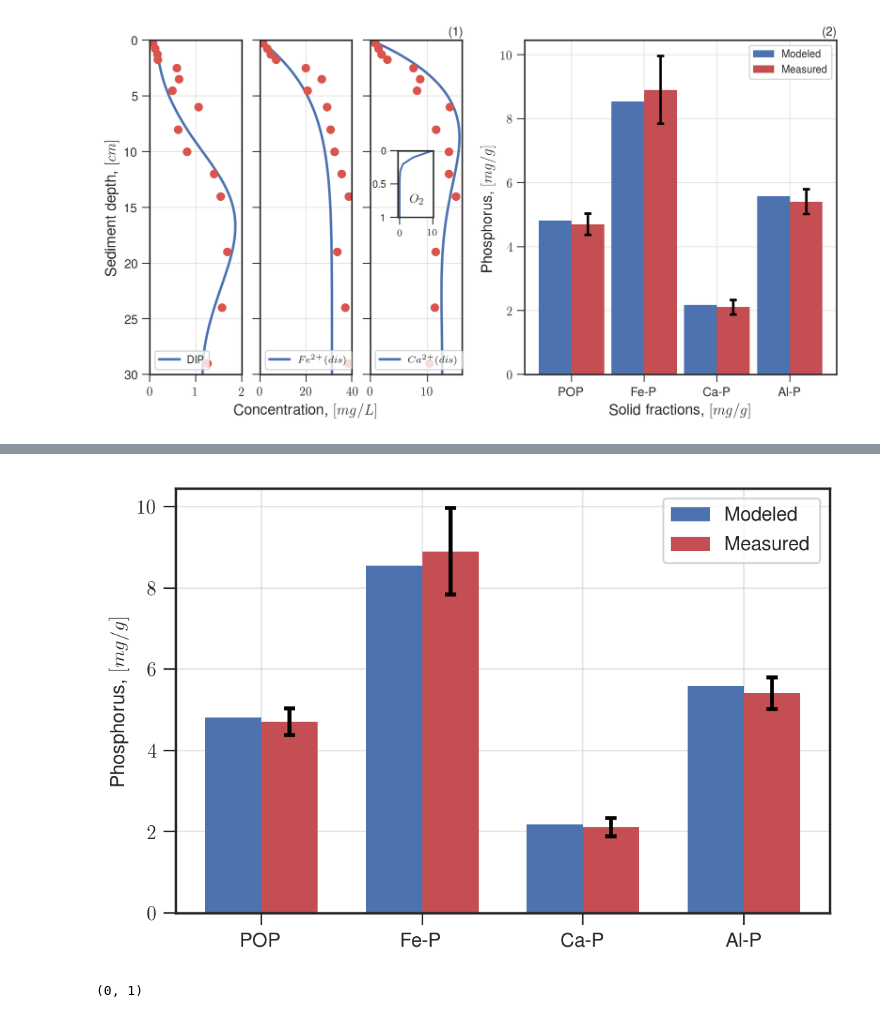
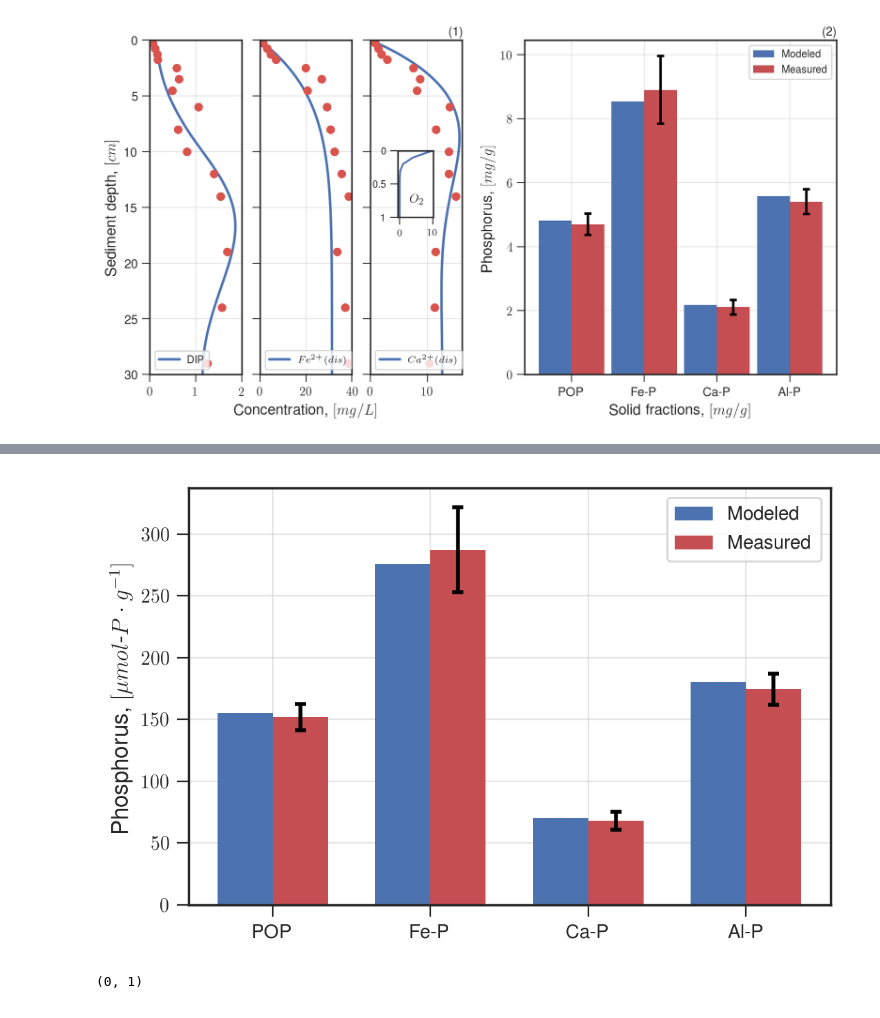
Before and after one commit to biogeochemistry/MyLake_v2_Vansjo, a Jupyter notebook: Postproc_code/sediment data.ipynb, the cells around one changed output, grey strips where cells are left out. Cells and saved outputs as stored; diff of their text form; code cells hidden in the pictures.

```diff
--- a/Postproc_code/sediment data.ipynb
+++ b/Postproc_code/sediment data.ipynb
@@ -483,33 +584,33 @@ plt.tight_layout()
 # %%
 # N = 4
-modeled = [POP[idxs].mean(), PO4adsa[idxs].mean() + PO4adsb[idxs].mean() + Fe3PO42[idxs].mean(), Ca3PO42[idxs].mean(),PO4adsc[idxs].mean()]
+modeled = np.array([POP[idxs].mean(), PO4adsa[idxs].mean() + PO4adsb[idxs].mean() + Fe3PO42[idxs].mean(), Ca3PO42[idxs].mean(),PO4adsc[idxs].mean()])/31*1000
 # men_std = (2, 3, 4, 1, 2)
 
 ind = np.arange(N)  # the x locations for the groups
 width = 0.35       # the width of the bars
 
 fig, ax = plt.subplots(dpi=200)
 rects1 = ax.bar(ind, modeled, width)
 
-measured = sediment_data[['Organic-P','Fe-P', 'Ca-P', 'Al-P']][2:].mean().values
-measured_std = sediment_data[['Organic-P','Fe-P', 'Ca-P', 'Al-P']][2:].sem().values
+measured = sediment_data[['Organic-P','Fe-P', 'Ca-P', 'Al-P']][2:].mean().values/31*1000
+measured_std = sediment_data[['Organic-P','Fe-P', 'Ca-P', 'Al-P']][2:].sem().values/31*1000
 rects2 = ax.bar(ind + width, measured, width, yerr=measured_std, color=sns.color_palette("deep", 10)[2], error_kw=dict(lw=2, capsize=3, capthick=2))
 
 # add some text for labels, title and axes ticks
-ax.set_ylabel('Phosphorus, $[mg/g]$')
+ax.set_ylabel('Phosphorus, $[\mu mol$-$P\cdot g^{-1}]$', fontsize='large')
 # ax.set_title('Scores by group and gender')
 ax.set_xticks(ind + width / 2)
 ax.set_xticklabels(('POP','Fe-P', 'Ca-P', 'Al-P'))
 
 ax.legend((rects1[0], rects2[0]), ('Modeled', 'Measured'), frameon=1)
 ax.grid(alpha=0.5)
 
 # savefig('calibration/sediment_solid_bars_mg.pdf')
 # savefig('calibration/sediment_solid_bars_mg.pgf')
-
+# plt.savefig('Fig52', dpi=1000)
 plt.show()
 # %% [output]
-[figure, old version]
+[figure, new version]
 # %%
 POP = plotter.sediment_results['basin1'][0,0]['concentrations'][0, 0]['POP'][0, 0][:, -80]*30.973/2.5/1000
 PO4adsc = plotter.sediment_results['basin1'][0,0]['concentrations'][0, 0]['PO4adsc'][0, 0][:, -80]*30.973/2.5/1000
```
Also changed, not shown: parts of 2 cells of this notebook, 11 other files.
